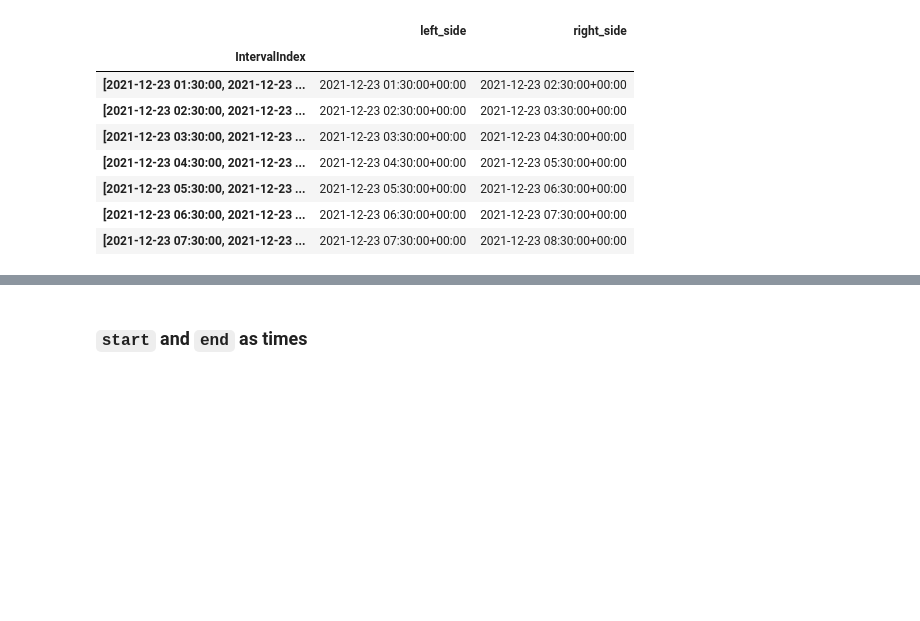
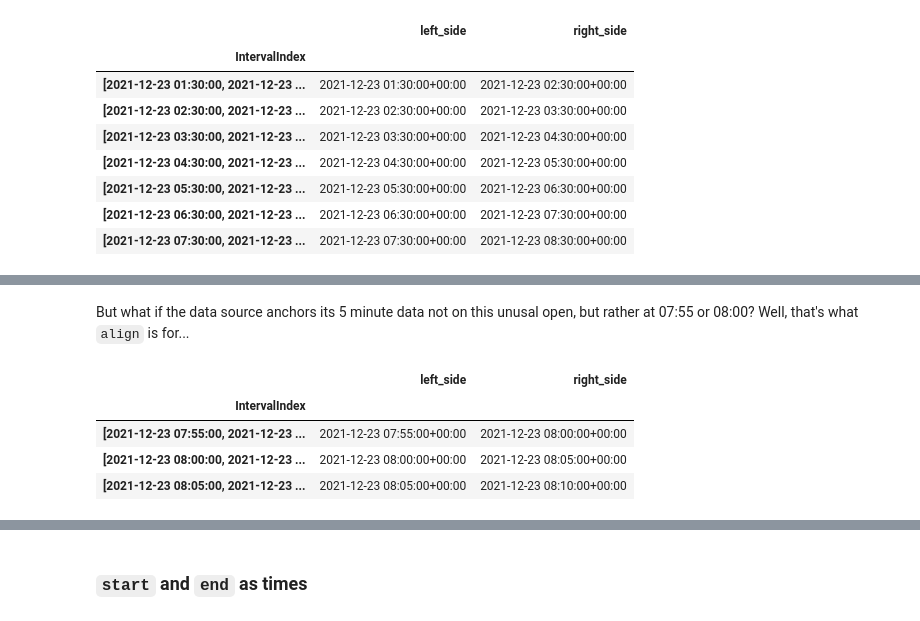
Before and after one commit to w3stling/exchange_calendars, a Jupyter notebook: docs/tutorials/trading_index.ipynb, the cells around one changed output, grey strips where cells are left out. Saved outputs shown, nothing was run; the diff lists cells and outputs as text; code cells hidden in the pictures; blank space fills up the shorter version.

```diff
--- a/docs/tutorials/trading_index.ipynb
+++ b/docs/tutorials/trading_index.ipynb
@@ -477,0 +495,11 @@ show_as_df(index)
+# %% [markdown]
+But what if the data source anchors its 5 minute data not on this unusal open, but rather at 07:55 or 08:00? Well, that's what `align` is for...
+# %%
+index = xtae.trading_index(start, start, "5T", align="-5T")
+show_as_df(index)[:3]
+# %% [output]
+|  | left_side | right_side |
+| IntervalIndex |  |  |
+| [2021-12-23 07:55:00, 2021-12-23 ... | 2021-12-23 07:55:00+00:00 | 2021-12-23 08:00:00+00:00 |
+| [2021-12-23 08:00:00, 2021-12-23 ... | 2021-12-23 08:00:00+00:00 | 2021-12-23 08:05:00+00:00 |
+| [2021-12-23 08:05:00, 2021-12-23 ... | 2021-12-23 08:05:00+00:00 | 2021-12-23 08:10:00+00:00 |
```
Also changed, not shown: parts of 24 cells of this notebook, 1 other file.
